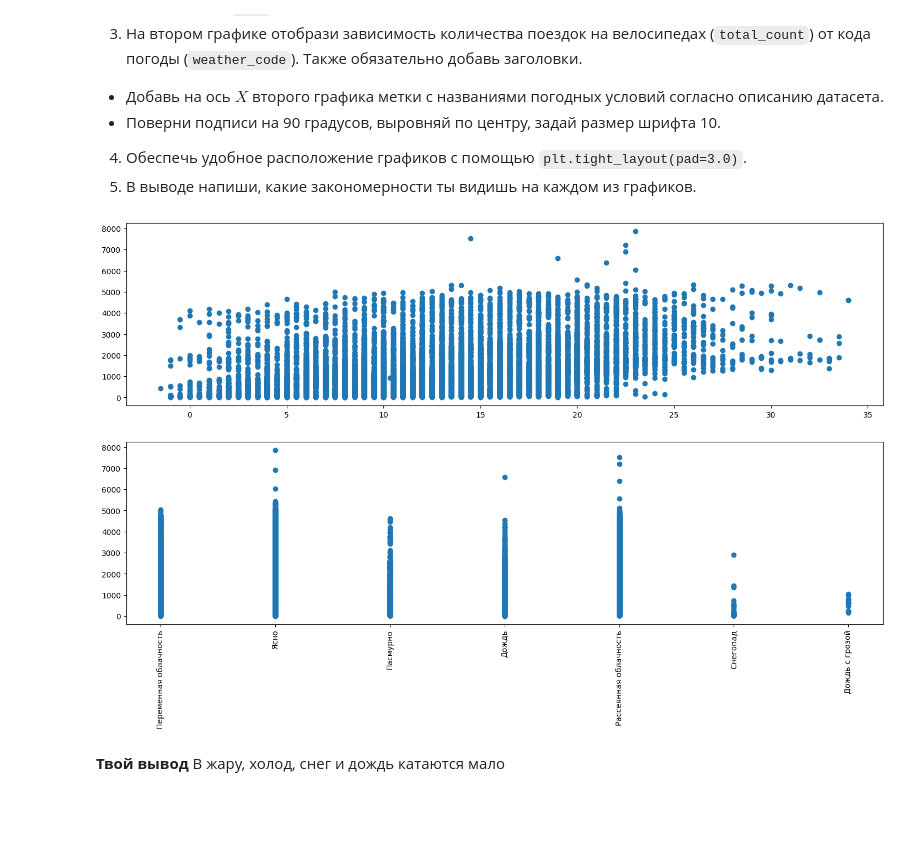
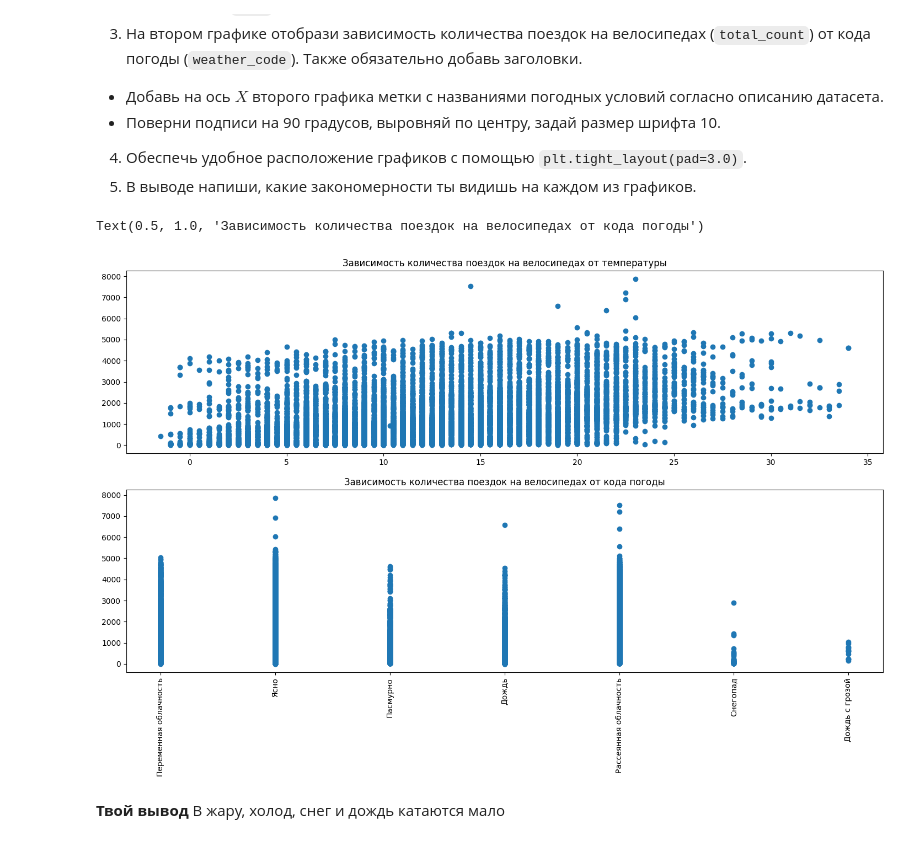
Before and after one commit to dchurikov1983/msc-ml-online-autumn-2026, a Jupyter notebook: W1 ML Project Lifecycle Regression Metrics/Week 1 ML Homework_done.ipynb, the cells around one changed output. Saved outputs shown, nothing was run; the diff lists cells and outputs as text; code cells hidden in the pictures; blank space fills up the shorter version.

```diff
--- a/W1 ML Project Lifecycle Regression Metrics/Week 1 ML Homework.ipynb
+++ b/W1 ML Project Lifecycle Regression Metrics/Week 1 ML Homework_done.ipynb
@@ -402,24 +408,27 @@ plt.show()
 # %%
 # Напиши здесь код для двух scatter plot
 weather_dict = {
     1.0: 'Ясно',
     2.0: 'Рассеянная облачность',
     3.0: 'Переменная облачность',
     4.0: 'Пасмурно',
     7.0: 'Дождь',
     10: 'Дождь с грозой',
     26: 'Снегопад',
     94: 'Туман'
 }
 fig, (temp_ax, weather_ax2) = plt.subplots(2, 1, figsize=(15, 10))
 
 temp_ax.scatter(bike["temp"], bike["total_count"])
 weather_ax2.scatter(bike["weather_code"].map(weather_dict), bike["total_count"])
 temp_ax.tick_params(axis='x')
 weather_ax2.tick_params(axis='x', rotation=90, labelsize=10)
 plt.tight_layout(pad=3.0)
+temp_ax.set_title("Зависимость количества поездок на велосипедах от температуры")
+weather_ax2.set_title("Зависимость количества поездок на велосипедах от кода погоды")
 # %% [output]
+Text(0.5, 1.0, 'Зависимость количества поездок на велосипедах от кода погоды')
-[figure, old version]
+[figure, new version]
 # %% [markdown]
 **Твой вывод**
 В жару, холод, снег и дождь катаются мало
```
Also changed, not shown: parts of 11 cells of this notebook.
